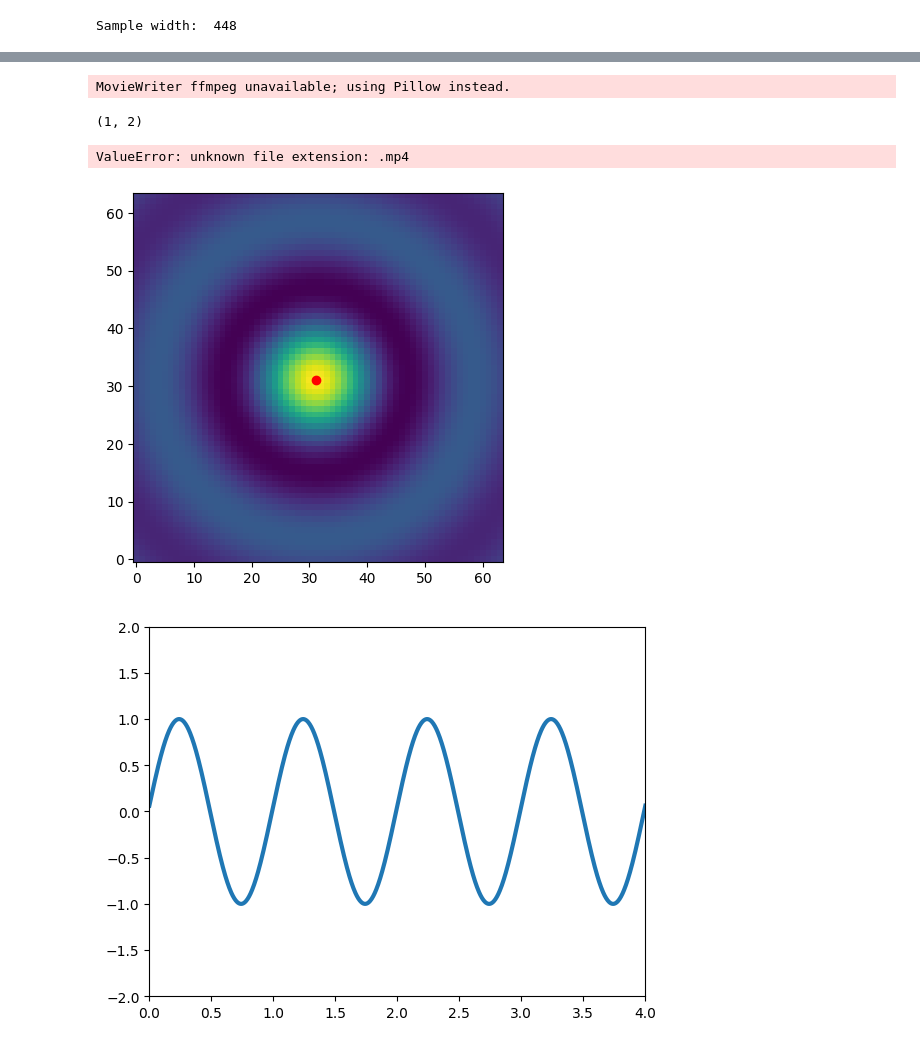
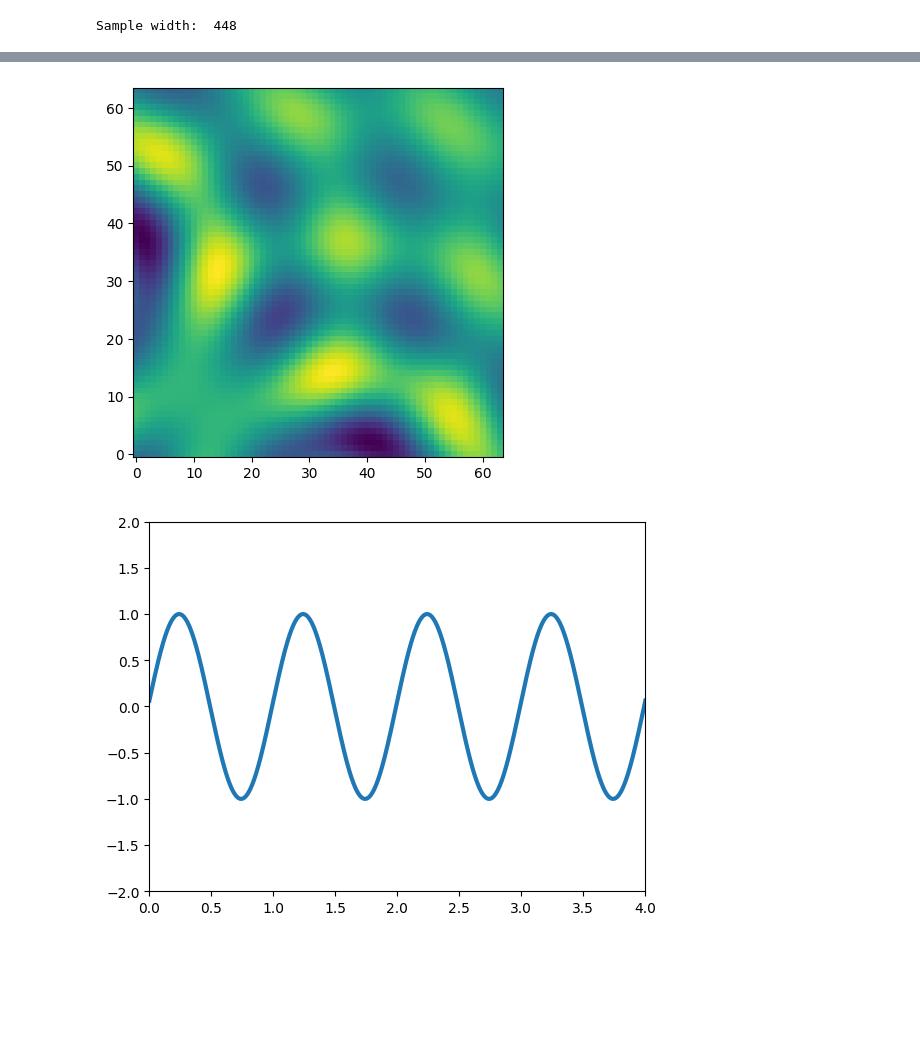
Before and after one commit to luzny274/DeepLearning_iSCAT, a Jupyter notebook: Convolution_Benchmark/Visualizations.ipynb, the cells around one changed output, grey strips where cells are left out. Cells and saved outputs as stored; diff of their text form; code cells hidden in the pictures; blank space fills up the shorter version.

```diff
--- a/Convolution_Benchmark/Visualizations.ipynb
+++ b/Convolution_Benchmark/Visualizations.ipynb
@@ -41,8 +41,8 @@ Sample width:  448
 
 FOV_edge = sample_size_px / 2 - camera_fov_px / 2
 
-sample_count = 1000
-# sample_count = 1
+# sample_count = 1000
+sample_count = 1
 
 
 def GenParticlePositions(D : float, particle_count : int, step_count : int, loop : bool):
@@ -81,6 +80,21 @@ Preparation of memory took 1424 ms
 particle_count = exParticle_count * sample_count
 ##Normal mode
 poss = GenParticlePositions(exD, particle_count, steps, True)
+
+##Two particles scratching each other
+particle0_dir = np.array([0, 1.5]) * 64 / steps
+particle1_dir = np.array([1.5, 0]) * 64 / steps
+poss[:, 0, :]  += np.array(range(steps))[:, None] * particle0_dir[None, :]
+poss[:, 1, :]  += np.array(range(steps))[:, None] * particle1_dir[None, :]
+
+poss[:, 0, :]  -= poss[int(steps / 2), 0, :] - 32
+poss[:, 1, :]  -= poss[int(steps / 2), 1, :] - 32
+
+# poss[:, -1, 0] -= last_mean_x - 32
+# poss[:, -1, 1] -= last_mean_y - 32
+
+# print(last_mean_x, last_mean_y)
+# print(poss[:, -1, :])
 
 ##Single subpixel moving NP
 # poss = np.zeros((steps, 1, 2))
@@ -249,51 +276,55 @@ import matplotlib.animation as animation
 sample_cur = 0
 sample_inds = np.insert(np.cumsum(sample_sizes), 0, 0)
 step = 0
+
+highlight_particles = False
 
 fig = plt.figure()
 imgs = samples[sample_cur]
 
 # plt.subplot(1, 2, 1)
 im1 = plt.imshow(imgs[step, :, :])
 plt.axis([-0.5, camera_fov_px-0.5, -0.5, camera_fov_px-0.5])
 
 
 begin = sample_inds[sample_cur]
 end = begin + sample_sizes[sample_cur]
 
-x = poss[step, begin:end, 1]
-y = poss[step, begin:end, 0]
-scat = plt.scatter(x,y, c="red")
+if highlight_particles:
+    x = poss[step, begin:end, 1]
+    y = poss[step, begin:end, 0]
+    scat = plt.scatter(x,y, c="red")
 
 # plt.subplot(1, 2, 2)
 # im2 = plt.imshow(imgs[step, :, :])
 # plt.axis([-0.5, camera_fov_px-0.5, -0.5, camera_fov_px-0.5])
 
-print(np.array([x, y]).T.shape)
+# print(np.array([x, y]).T.shape)
 
 def updatefig(args):
     global step
     step += 1
     step %= steps
+#     img = imgs[step, :, :]
+#     normalized = (img - img.min()) / (img.max() - img.min())
     im1.set_array(imgs[step, :, :])
+#     im1.set_array(normalized)
 #     im2.set_array(imgs[step, :, :])
 
 
     begin = sample_inds[sample_cur]
     end = begin + sample_sizes[sample_cur]
 
-    x = poss[step, begin:end, 1]
-    y = poss[step, begin:end, 0]
-    scat.set_offsets(np.array([x, y]).T)
-    return im1, scat#, im2
+    if highlight_particles:
+        x = poss[step, begin:end, 1]
+        y = poss[step, begin:end, 0]
+        scat.set_offsets(np.array([x, y]).T)
+    return im1, #scat#, im2
 
 anim = animation.FuncAnimation(fig, updatefig, interval=100, blit=True, repeat = True, frames = steps)
-anim.save('visualizations/NPs_in_sight.mp4', writer = 'ffmpeg', fps = 30)
+anim.save('visualizations/CrashingPTs.mp4', writer = 'ffmpeg', fps = 60)
 # %% [output]
-MovieWriter ffmpeg unavailable; using Pillow instead.
-(1, 2)
-ValueError: unknown file extension: .mp4
-[figure, old version]
+[figure, new version]
 # %%
 from matplotlib import pyplot as plt
 import numpy as np
```
Also changed, not shown: parts of 6 cells of this notebook, 12 other files.
